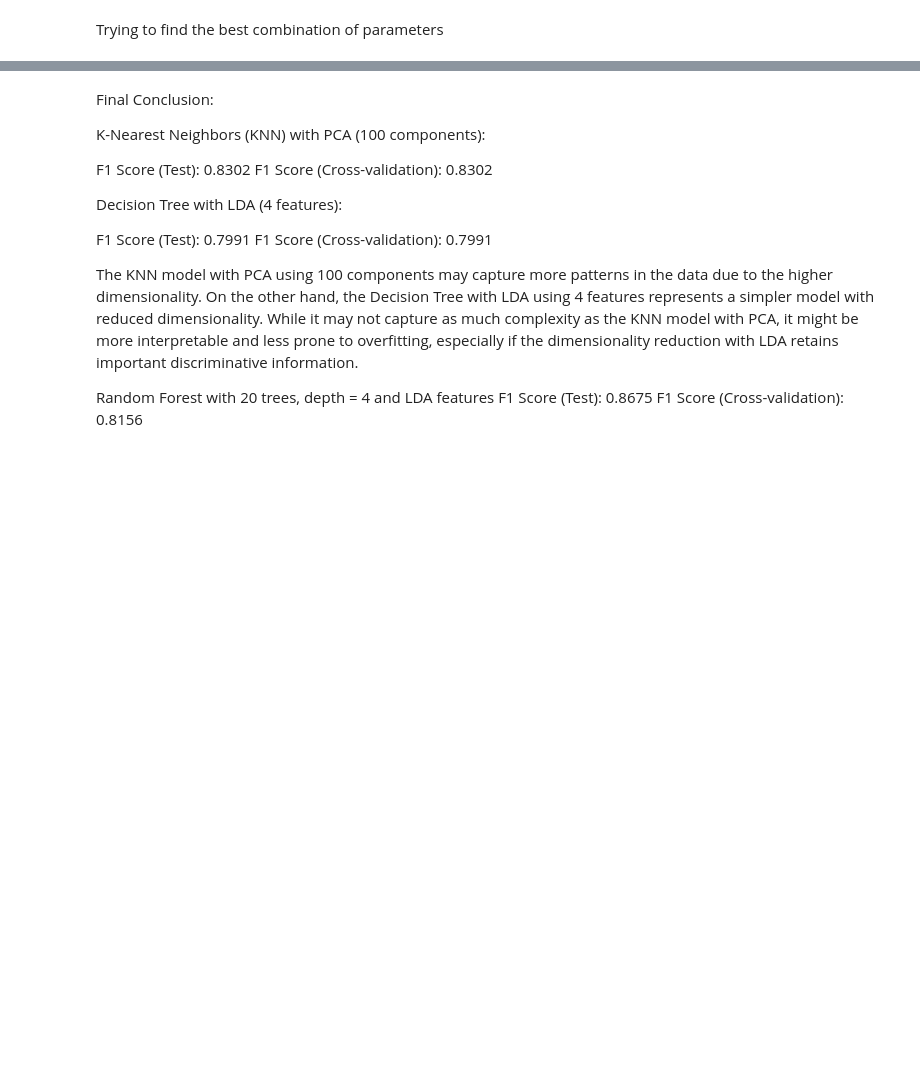
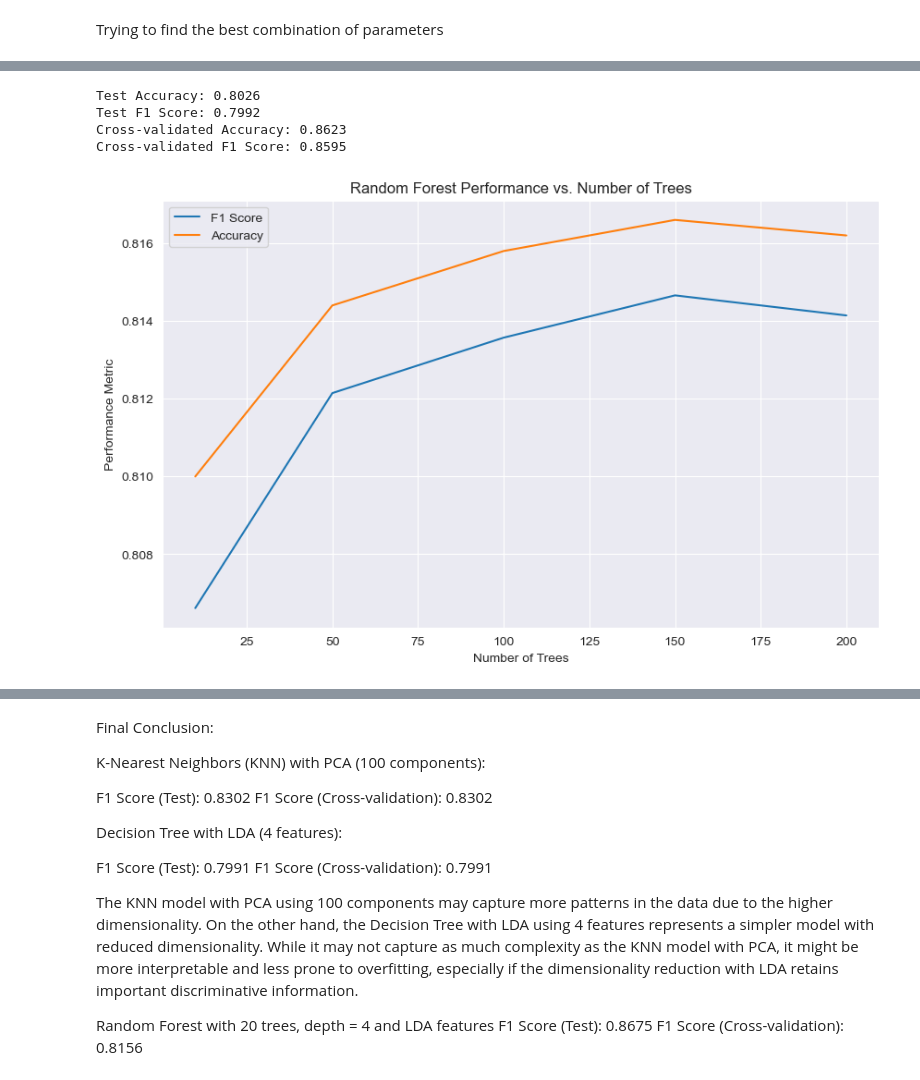
Before and after one commit to PetyaPetrova96/clasifying-clothing-types-, a Jupyter notebook: steps.ipynb, the cells around one changed output, grey strips where cells are left out. Drawn from its saved outputs; the diff is of its cells as text; code cells hidden in the pictures; blank space fills up the shorter version.

```diff
--- a/steps.ipynb
+++ b/steps.ipynb
@@ -1250,7 +1397,7 @@ dt_predictions = dt_classifier.predict(x_test_lda)
 
 # Evaluate the performance on the test set
 test_accuracy = accuracy_score(y_test_data, dt_predictions)
-test_f1_score = f1_score(y_test_data, dt_predictions, average='weighted')
+test_f1_score = calculate_f1_score(y_test_data, dt_predictions, average='weighted')
 
 print(f'Test Accuracy: {test_accuracy:.4f}')
 print(f'Test F1 Score: {test_f1_score:.4f}')
@@ -1261,6 +1408,11 @@ cv_f1_score = cross_val_score(dt_classifier, x_train_lda, y_train_data, cv=5, sc
 
 print(f'Cross-validated Accuracy: {cv_accuracy:.4f}')
 print(f'Cross-validated F1 Score: {cv_f1_score:.4f}')
+# %% [output]
+Test Accuracy: 0.8026
+Test F1 Score: 0.7992
+Cross-validated Accuracy: 0.8623
+Cross-validated F1 Score: 0.8595
 # %%
 import numpy as np
 import matplotlib.pyplot as plt
@@ -1287,34 +1439,36 @@ for n_trees in n_trees_values:
         min_samples_leaf=best_params['min_samples_leaf'],
         min_samples_split=best_params['min_samples_split'],
         random_state=42
     )
 
     # Fit the model
     rf.fit(x_train_lda, y_train_data)
 
     # Make predictions on the test set
     rf_predictions = rf.predict(x_test_lda)
 
     # Calculate and store F1 score
-    f1 = f1_score(y_test_data, rf_predictions, average='weighted')
+    f1 = calculate_f1_score(y_test_data, rf_predictions, average='weighted')
     f1_scores.append(f1)
 
     # Calculate and store accuracy
     accuracy = accuracy_score(y_test_data, rf_predictions)
     accuracies.append(accuracy)
 
 # Plotting
 plt.figure(figsize=(10, 6))
 
 plt.plot(n_trees_values, f1_scores, label='F1 Score')
 plt.plot(n_trees_values, accuracies, label='Accuracy')
 
 plt.title('Random Forest Performance vs. Number of Trees')
 plt.xlabel('Number of Trees')
 plt.ylabel('Performance Metric')
 plt.legend()
 plt.grid(True)
 plt.show()
+# %% [output]
+[figure, added]
 # %%
 from sklearn.ensemble import RandomForestClassifier
 from sklearn.metrics import precision_recall_fscore_support, classification_report, accuracy_score
```
Also changed, not shown: parts of 29 cells of this notebook.
